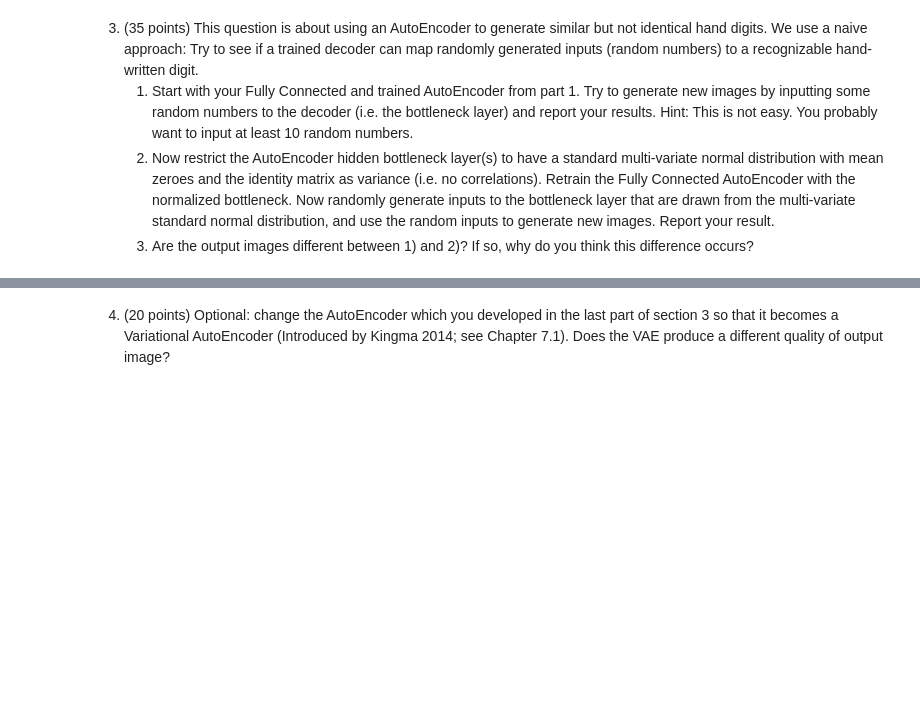
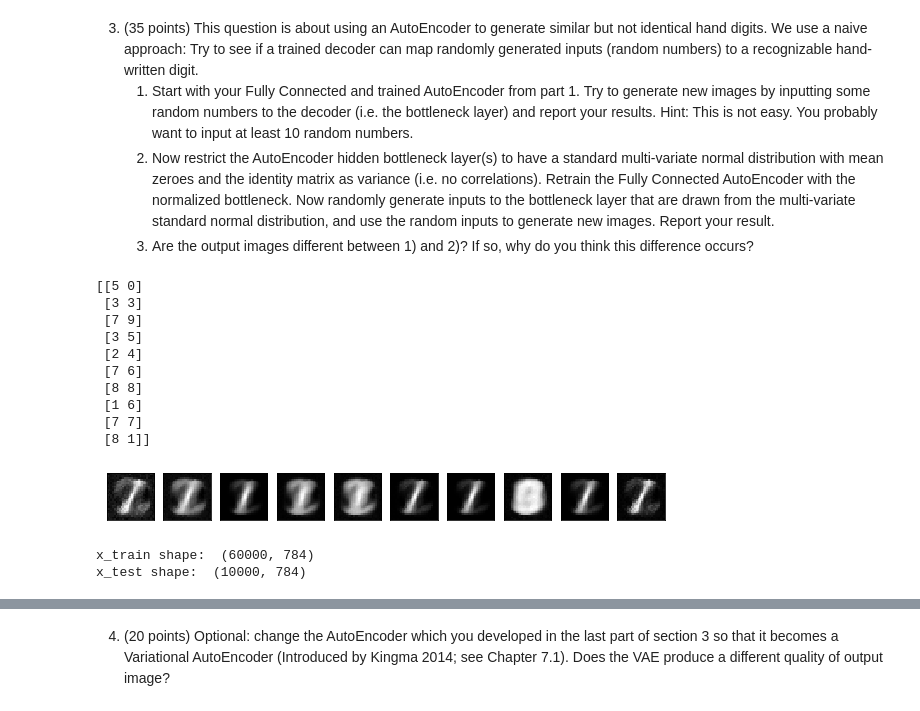
Before and after one commit to lpan18/deep-learning, a Jupyter notebook: Assign4/four.ipynb, the cells around one changed output, grey strips where cells are left out. Cells and saved outputs as stored; diff of their text form; code cells hidden in the pictures; blank space fills up the shorter version.

```diff
--- a/Assign4/four.ipynb
+++ b/Assign4/four.ipynb
@@ -148,24 +206,5 @@ print(x_test.shape)
 # %%
 # Build model
-# input_img = Input(shape=(28, 28, 1))
-# x = Conv2D(16, (3, 3), activation='relu', padding='same')(input_img)
-# x = MaxPooling2D((2, 2), padding='same')(x)
-# x = Conv2D(8, (3, 3), activation='relu', padding='same')(x)
-# x = MaxPooling2D((2, 2), padding='same')(x)
-# x = Conv2D(8, (3, 3), activation='relu', padding='same')(x)
-# encoded = MaxPooling2D((2, 2), padding='same')(x)
-# print(encoded.shape)
-# x = Conv2D(8, (3, 3), activation='relu', padding='same')(encoded)
-# x = UpSampling2D((2, 2))(x)
-# x = Conv2D(8, (3, 3), activation='relu', padding='same')(x)
-# x = UpSampling2D((2, 2))(x)
-# x = Conv2D(16, (3, 3), activation='relu')(x)
-# x = UpSampling2D((2, 2))(x)
-# decoded = Conv2D(1, (3, 3), activation='sigmoid', padding='same')(x)
-
-# conv_autoencoder = Model(input_img, decoded)
-# conv_autoencoder.summary()
-
 input_img = Input(shape=(28, 28, 1))
 x = Conv2D(16, (3, 3), activation='relu', padding='same')(input_img)
 x = MaxPooling2D((2, 2), padding='same')(x)
@@ -180,7 +219,7 @@ x = Conv2D(8, (3, 3), activation='relu', padding='same')(x)
 x = UpSampling2D((2, 2))(x)
 x = Conv2D(16, (3, 3), activation='relu')(x)
 x = UpSampling2D((2, 2))(x)
-decoded = Conv2D(1, (3, 3), activation='sigmoid', padding='same')(x)
+outputs = Conv2D(1, (3, 3), activation='sigmoid', padding='same')(x)
 
-conv_autoencoder = Model(input_img, decoded, name='conv_autoencoder')
+conv_autoencoder = Model(input_img, outputs, name='conv_autoencoder')
 conv_autoencoder.summary()
@@ -197,7 +254,7 @@ logfile = CSVLogger(result_root_folder+'/train.log', append=False, separator=','
 conv_autoencoder.compile(optimizer='adam', loss='mean_squared_error', metrics=['accuracy'])
 history = conv_autoencoder.fit(x_train, x_train,
         batch_size=256,
-        epochs=1,#50,
+        epochs=3,#50,
         verbose=1,
         callbacks=[checkpointer, logfile],
         shuffle=True,
@@ -245,3 +315,35 @@ plt.show()
     1. Start with your Fully Connected and trained AutoEncoder from part 1. Try to generate new images by inputting some random numbers  to the decoder (i.e. the bottleneck layer) and report your results. Hint: This is not easy. You probably want to input at least 10 random numbers.
     2. Now restrict the AutoEncoder hidden bottleneck layer(s) to have a standard multi-variate normal distribution with mean zeroes and the identity matrix as variance (i.e. no correlations). Retrain the Fully Connected AutoEncoder with the normalized bottleneck. Now randomly generate inputs to the bottleneck layer that are drawn from the multi-variate standard normal distribution, and use the random inputs to generate new images. Report your result.
     3. Are the output images different between 1) and 2)? If so, why do you think this difference occurs?
+# %%
+# Part 3A
+# encoded_images = fc_encoder.predict(x_test)
+# print(encoded[0:10])
+
+np.random.seed(0)
+n = 10
+rand_nums = np.random.randint(10, size=(n, 2))
+print(rand_nums)
+decoded_images = fc_decoder.predict(rand_nums)
+
+plt.figure(figsize=(n, 1))
+plt.gray()
+
+for i in range(n):
+    ax = plt.subplot(1, n, i+1)
+    plt.imshow(decoded_images[i].reshape(28, 28))
+    ax.get_xaxis().set_visible(False)
+    ax.get_yaxis().set_visible(False)
+plt.show()
+# %% [output]
+[[5 0]
+ [3 3]
+ [7 9]
+ [3 5]
+ [2 4]
+ [7 6]
+ [8 8]
+ [1 6]
+ [7 7]
+ [8 1]]
+[figure, added]
@@ -247,0 +362,12 @@ plt.show()
+# %%
+# Load data if not loaded
+(x_train, _), (x_test, _) = mnist.load_data()
+x_train = x_train.astype('float32') / 255.
+x_test = x_test.astype('float32') / 255.
+x_train = x_train.reshape((len(x_train), np.prod(x_train.shape[1:])))
+x_test = x_test.reshape((len(x_test), np.prod(x_test.shape[1:])))
+print('x_train shape: ', x_train.shape)
+print('x_test shape: ', x_test.shape)
+# %% [output]
+x_train shape:  (60000, 784)
+x_test shape:  (10000, 784)
```
Also changed, not shown: parts of 22 cells of this notebook.
